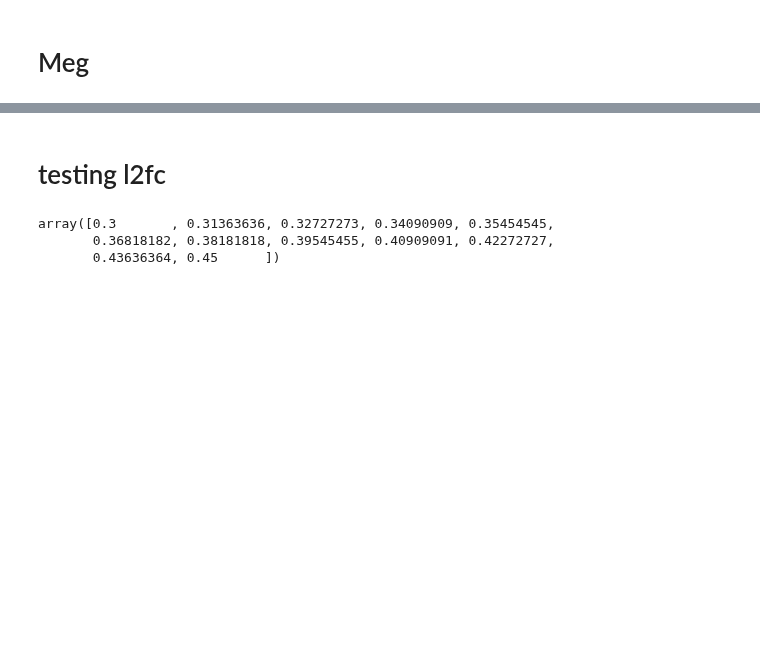
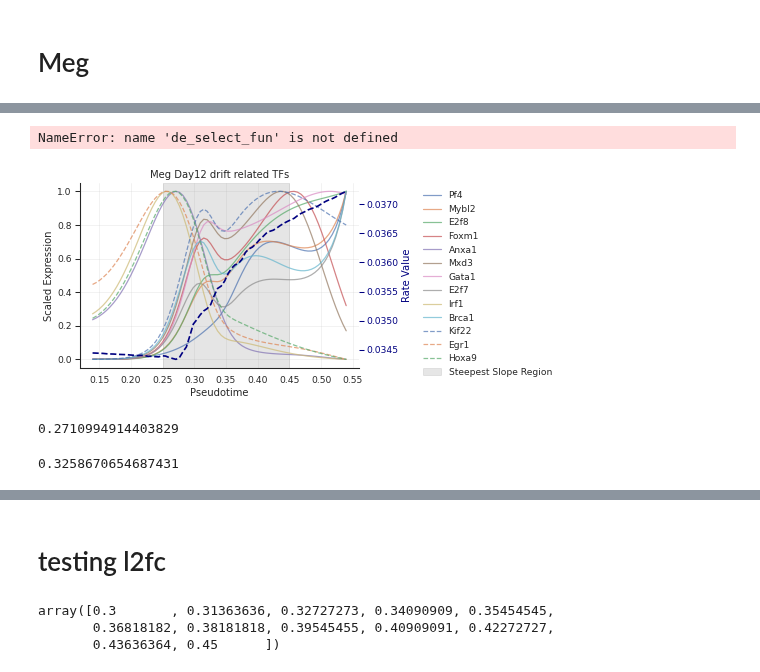
Before and after one commit to oZwZo/PINN_dynamics, a Jupyter notebook: Explore_Notebook/13.gene_analysis/13-2-3.tompos_DEgene.ipynb, the cells around one changed output, grey strips where cells are left out. Drawn from its saved outputs; the diff is of its cells as text; code cells hidden in the pictures; blank space fills up the shorter version.

```diff
--- a/Explore_Notebook/13.gene_analysis/13-2-3.tompos_DEgene.ipynb
+++ b/Explore_Notebook/13.gene_analysis/13-2-3.tompos_DEgene.ipynb
@@ -396,0 +412,2 @@ scaler = MinMaxScaler()
+# %%
+gene_to_id = dict(zip(gam_fit_Meg['gene_symbol'], gam_fit_Meg['gene_names']))
@@ -460,0 +490,5 @@ print(Meg_sig_genes.shape)
+# %%
+max_express = []
+for gene in Meg_sig_gene_df.index:
+    max_express.append(gam_fit_Meg['models'][gene_to_id[gene]]['expr'].max())
+Meg_sig_gene_df['max_expr'] = max_express
@@ -460,0 +507,4 @@ print(Meg_sig_genes.shape)
+# %%
+Meg_sig_TFs = Meg_sig_gene_df.query("`mutual_information`>0.6 & `is_TF` == True" ).sort_values("meanLogFC", ascending=False)
+print(Meg_sig_TFs.shape)
+Meg_sig_TFs
@@ -460,0 +527,41 @@ print(Meg_sig_genes.shape)
+# %%
+from importlib import reload
+reload(de_select_fun)
+# %% [output]
+NameError: name 'de_select_fun' is not defined
+# %%
+dpi = 60
+
+fig, axs = plt.subplots(1,1, figsize=(6, 4), dpi=dpi, frameon=False)
+
+
+sig_TFs_list = ['Pf4'] + Meg_sig_TFs.index.to_list()[1:13]
+# sig_TFs_list.remove("Timeless")
+sig_gene_expr = Meg_expr_df.loc[:,sig_TFs_list]#.iloc[6:]
+
+
+steepest_region_hand_pick = {'Meg': {'start_bin': 0.25,
+  'end_bin': 0.45}}
+ax1, ax2 = plot_de_genes_with_rate(
+    sig_gene_expr,
+    steepest_region_hand_pick,
+    lineage='Meg',
+    day_idx=7,
+    v_project=v_project,  # Assuming this is available from notebook
+    x_project=x_project,
+    ax = axs
+    )
+
+# axs[1].axis("off")
+ax1.legend(bbox_to_anchor=(1.20, 1.0), loc='upper left', ncol=1, frameon=False)
+ax1.set_title("Meg Day12 drift related TFs")
+
+sns.despine(ax=ax1)
+sns.despine(ax=ax2)
+if dpi==600:
+    lineage = "Meg"
+    day = 12
+
+    fig.savefig(f"figures/tompos_tradeseq/{lineage}_Day{day}_DETFs.pdf", transparent=True, dpi=dpi, bbox_inches='tight')
+# %% [output]
+[figure, added]
@@ -460,0 +571,8 @@ print(Meg_sig_genes.shape)
+# %%
+Meg_expr_df.index.to_list()[Meg_expr_df['Hoxa9'].argmax()]
+# %% [output]
+0.2710994914403829
+# %%
+Meg_expr_df.index.to_list()[Meg_expr_df.iloc[:40]['Gata1'].argmax()]
+# %% [output]
+0.3258670654687431
```
Also changed, not shown: parts of 22 cells of this notebook, 3 other files.
